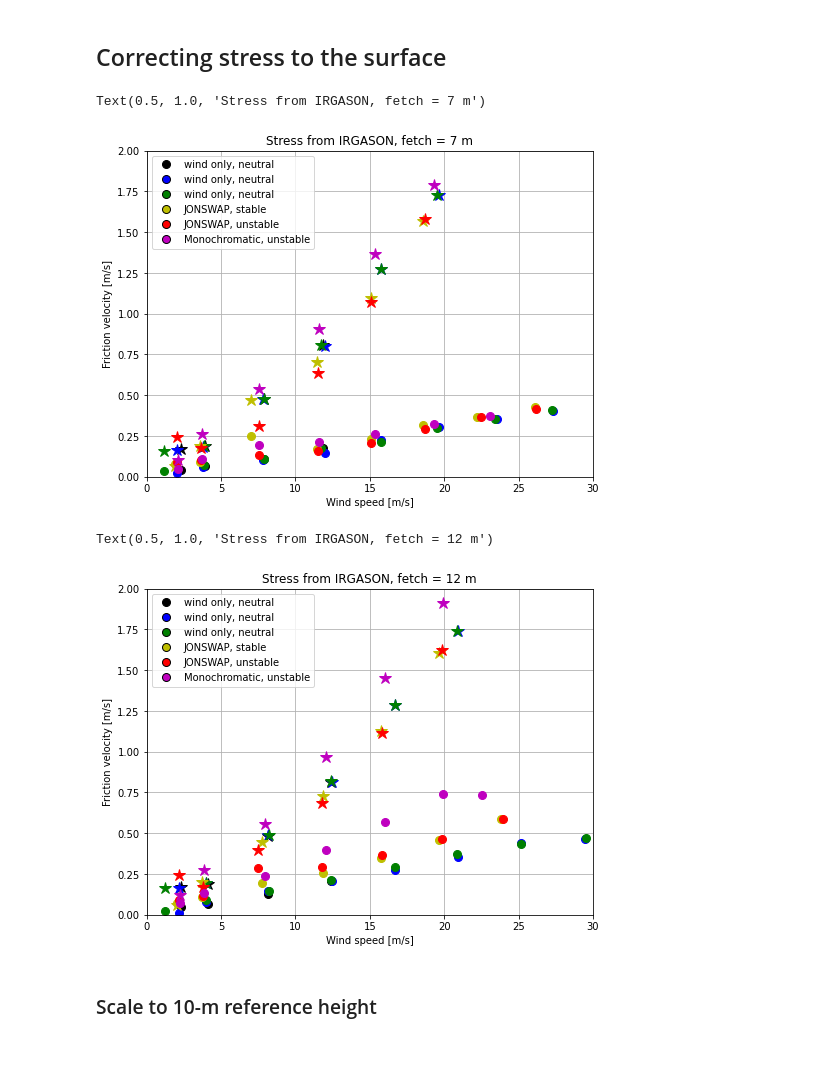
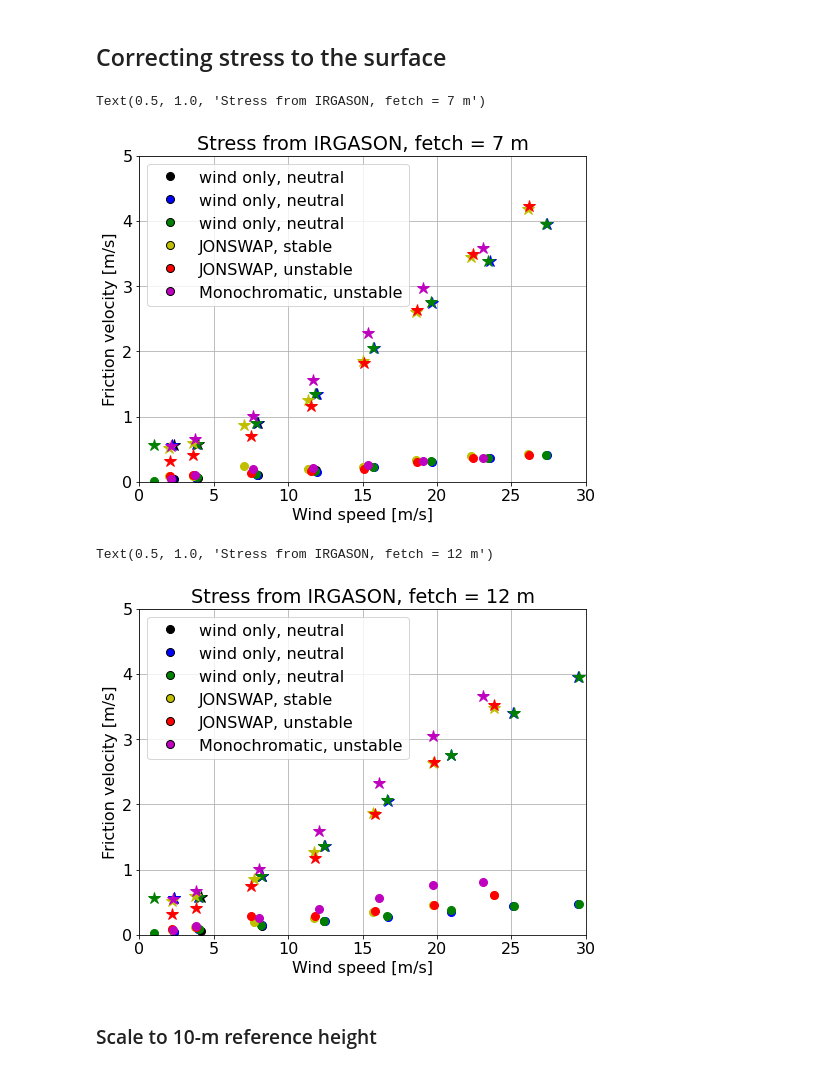
Before and after one commit to sustain-lab/sustain-drag-2020, a Jupyter notebook: irgason_stress_all.ipynb, the cells around one changed output. Cells and saved outputs as stored; diff of their text form; code cells hidden in the pictures.

Commit message:
update IRGASON stress analysis

```diff
--- a/irgason_stress_all.ipynb
+++ b/irgason_stress_all.ipynb
@@ -434,11 +438,11 @@ plt.grid()
 [figure]
 # %% [markdown]
 ## Correcting stress to the surface
-# %%
-z_surface = 0.75
-z_irgason = 1.35
-
-dtaudz = 1.5 * 13 / 20 * dpdx # first guess based on HIDRAG data
+# %%
+z_irgason = 1.35
+
+pp_sustain = np.array([ 2.64492979, -0.45293363])
+pp_asist_2004 = loadmat('data/hidrag/taugrad.mat')['pp1'][0]
 # %%
 labels = [
     'wind only, neutral',
@@ -450,34 +454,36 @@ labels = [
 ]
 
 colors = ['k', 'b', 'g', 'y', 'r', 'm']
+z_surface = [0.8, 0.8, 0.8, 0.75, 0.75, 0.75]
 
-rhoa = 1.15
+rhoa = 1.2
 # %%
 irgnum = '1'
 
 fig = plt.figure(figsize=(8, 6))
 
 for nexp, exp in enumerate(experiments):
     plt.plot(np.nan, np.nan, colors[nexp] + 'o', mec='k', ms=8, label=labels[nexp])
     for nrun, fan in enumerate(exp['fan']):
         Uz, uw = np.nanmean(exp['U' + irgnum][nrun]), np.nanmean(exp['uw' + irgnum][nrun])
         dtaudz_exp_index = 0 if nexp < 3 else nexp - 2
-        uw_sfc = uw - dtaudz[dtaudz_exp_index, nrun] * (z_irgason - z_surface)
+        dtaudz = np.polyval(pp_sustain, dpdx[dtaudz_exp_index, nrun])
+        uw_sfc = uw - dtaudz * (z_irgason - z_surface[nexp])
         ust = np.sqrt(np.abs(uw))
         ust_sfc = np.sqrt(np.abs(uw_sfc))
         plt.plot(Uz, ust, colors[nexp] + 'o', ms=8)
         plt.plot(Uz, ust_sfc, colors[nexp] + '*', ms=12)
 
 plt.legend()
 plt.grid()
 plt.xlim(0, 30)
-plt.ylim(0, 2)
+plt.ylim(0, 5)
 plt.xlabel('Wind speed [m/s]')
 plt.ylabel('Friction velocity [m/s]')
 plt.title('Stress from IRGASON, fetch = 7 m')
 # %% [output]
 Text(0.5, 1.0, 'Stress from IRGASON, fetch = 7 m')
-[figure, old version]
+[figure, new version]
 # %%
 irgnum = '2'
 
@@ -488,7 +494,8 @@ for nexp, exp in enumerate(experiments):
     for nrun, fan in enumerate(exp['fan']):
         Uz, uw = np.nanmean(exp['U' + irgnum][nrun]), np.nanmean(exp['uw' + irgnum][nrun])
         dtaudz_exp_index = 0 if nexp < 3 else nexp - 2
-        uw_sfc = uw - dtaudz[dtaudz_exp_index, nrun] * (z_irgason - z_surface)
+        dtaudz = np.polyval(pp_sustain, dpdx[dtaudz_exp_index, nrun])
+        uw_sfc = uw - dtaudz * (z_irgason - z_surface[nexp])
         ust = np.sqrt(np.abs(uw))
         ust_sfc = np.sqrt(np.abs(uw_sfc))
         plt.plot(Uz, ust, colors[nexp] + 'o', ms=8)
@@ -497,13 +504,13 @@ for nexp, exp in enumerate(experiments):
 plt.legend()
 plt.grid()
 plt.xlim(0, 30)
-plt.ylim(0, 2)
+plt.ylim(0, 5)
 plt.xlabel('Wind speed [m/s]')
 plt.ylabel('Friction velocity [m/s]')
 plt.title('Stress from IRGASON, fetch = 12 m')
 # %% [output]
 Text(0.5, 1.0, 'Stress from IRGASON, fetch = 12 m')
-[figure, old version]
+[figure, new version]
 # %% [markdown]
 ### Scale to 10-m reference height
 # %%
```
Also changed, not shown: parts of 17 cells of this notebook.
